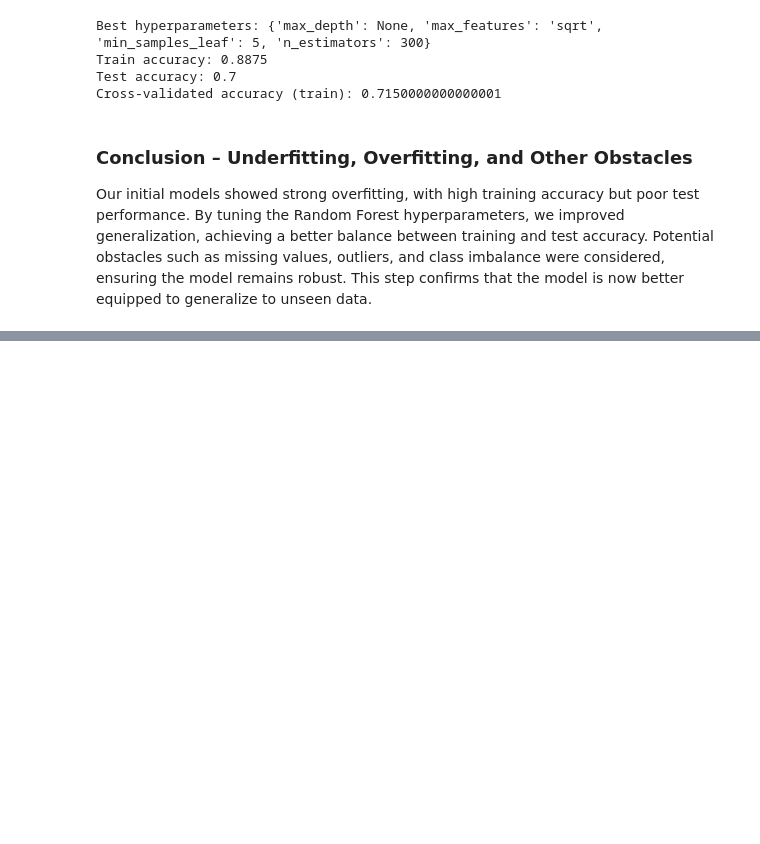
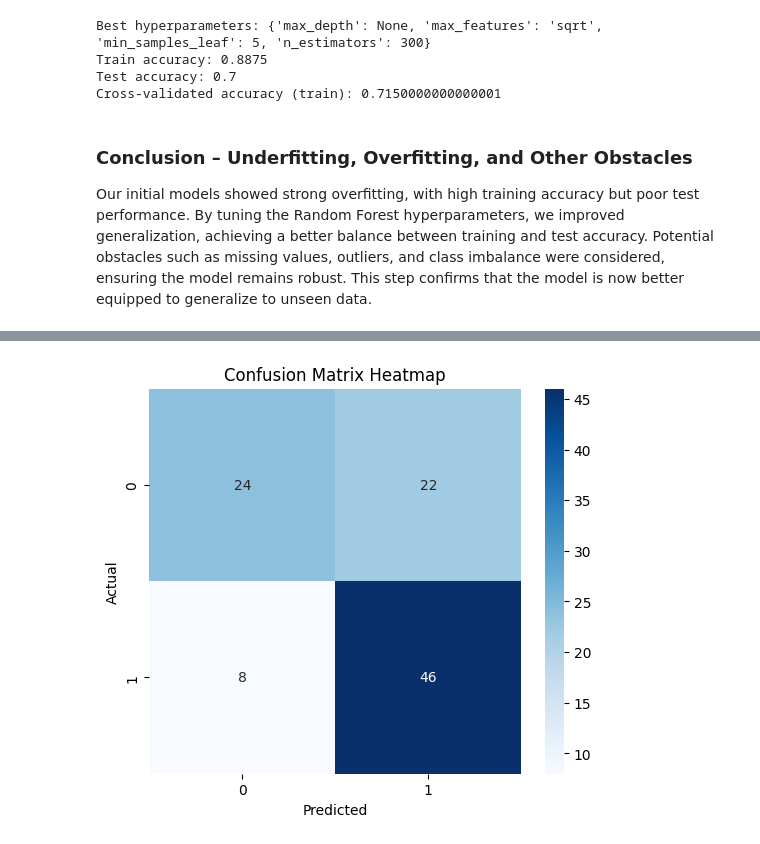
Before and after one commit to PieroLB/SmartHome-ML, a Jupyter notebook: LAB5_Project_ANDRIANTSIZAFY.ipynb, the cells around one changed output, grey strips where cells are left out. Cells and saved outputs as stored; diff of their text form; code cells hidden in the pictures; blank space fills up the shorter version.

Commit message:
Relevant metrics

```diff
--- a/LAB5_Project_ANDRIANTSIZAFY.ipynb
+++ b/LAB5_Project_ANDRIANTSIZAFY.ipynb
@@ -1374,0 +1440,84 @@ Our initial models showed strong overfitting, with high training accuracy but po
+# %%
+import matplotlib.pyplot as plt
+import seaborn as sns
+import numpy as np
+from sklearn.metrics import confusion_matrix, roc_curve, auc, precision_recall_curve, balanced_accuracy_score, matthews_corrcoef, cohen_kappa_score
+
+# =====================
+# Métriques supplémentaires
+# =====================
+y_pred = best_model.predict(X_test)
+
+balanced_acc = balanced_accuracy_score(y_test, y_pred)
+mcc = matthews_corrcoef(y_test, y_pred)
+kappa = cohen_kappa_score(y_test, y_pred)
+
+print("Balanced Accuracy:", balanced_acc)
+print("Matthews Correlation Coefficient:", mcc)
+print("Cohen Kappa Score:", kappa)
+
+# =====================
+# Heatmap de la matrice de confusion
+# =====================
+cm = confusion_matrix(y_test, y_pred)
+plt.figure(figsize=(6,5))
+sns.heatmap(cm, annot=True, fmt="d", cmap="Blues")
+plt.xlabel("Predicted")
+plt.ylabel("Actual")
+plt.title("Confusion Matrix Heatmap")
+plt.show()
+
+# =====================
+# ROC Curve
+# =====================
+y_prob = best_model.predict_proba(X_test)[:,1]
+fpr, tpr, thresholds = roc_curve(y_test, y_prob)
+roc_auc = auc(fpr, tpr)
+
+plt.figure()
+plt.plot(fpr, tpr, color='darkorange', lw=2, label='ROC curve (AUC = %0.2f)' % roc_auc)
+plt.plot([0, 1], [0, 1], color='navy', lw=2, linestyle='--')
+plt.xlim([0.0, 1.0])
+plt.ylim([0.0, 1.05])
+plt.xlabel('False Positive Rate')
+plt.ylabel('True Positive Rate')
+plt.title('Receiver Operating Characteristic')
+plt.legend(loc="lower right")
+plt.show()
+
+# =====================
+# Precision-Recall Curve
+# =====================
+precision, recall, _ = precision_recall_curve(y_test, y_prob)
+plt.figure()
+plt.plot(recall, precision, color='purple', lw=2)
+plt.xlabel('Recall')
+plt.ylabel('Precision')
+plt.title('Precision-Recall Curve')
+plt.show()
+
+# =====================
+# Feature Importance
+# =====================
+importances = best_model.feature_importances_
+indices = importances.argsort()[::-1]
+
+plt.figure(figsize=(10,5))
+plt.title("Feature Importances")
+plt.bar(range(len(importances)), importances[indices], align='center')
+
+# Si X_train est un DataFrame, récupère les noms des colonnes
+if hasattr(X_train, "columns"):
+    feature_names = X_train.columns
+else:
+    # Si X_train est une csr_matrix, on peut utiliser un vecteur original des noms de features
+    # par exemple si tu as utilisé un ColumnTransformer ou un CountVectorizer/OneHotEncoder
+    try:
+        feature_names = original_feature_names  # à définir avant
+    except NameError:
+        feature_names = [f"Feature {i}" for i in range(X_train.shape[1])]
+
+plt.xticks(range(len(importances)), [feature_names[i] for i in indices], rotation=90)
+plt.tight_layout()
+plt.show()
+# %% [output]
@@ -1374,0 +1527 @@ Our initial models showed strong overfitting, with high training accuracy but po
+[figure, added]
```
Also changed, not shown: parts of 4 cells of this notebook.
